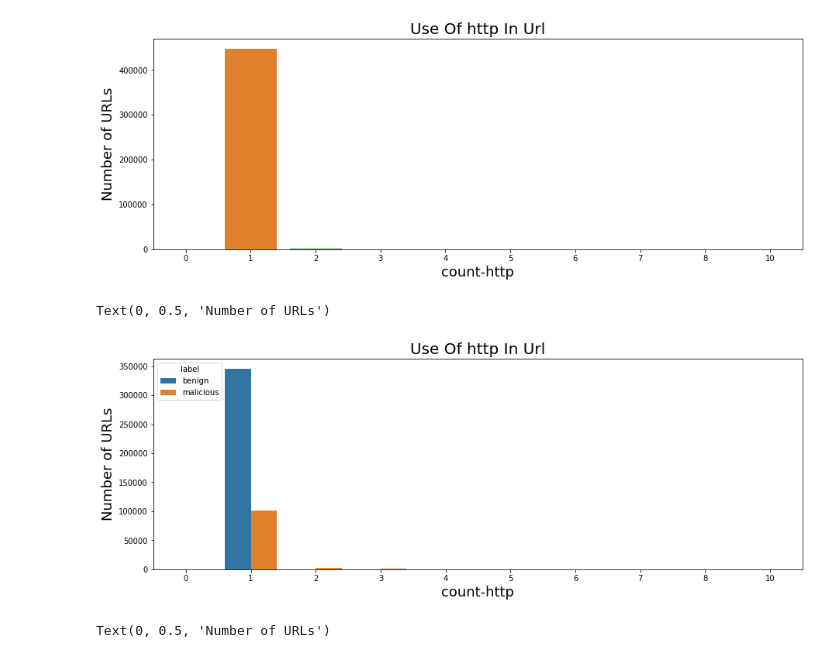
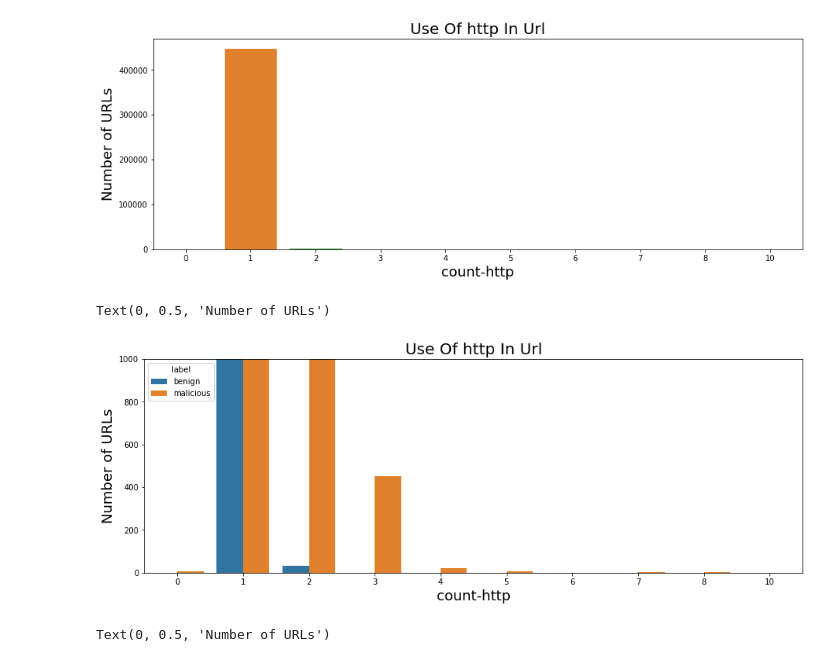
Before and after one commit to plamengj/Detecting-Malicious-URLs, a Jupyter notebook: Detecting_malicious_URLs.ipynb, the cells around one changed output. Drawn from its saved outputs; the diff is of its cells as text; code cells hidden in the pictures.

```diff
--- a/Detecting_malicious_URLs.ipynb
+++ b/Detecting_malicious_URLs.ipynb
@@ -290,14 +290,14 @@ Text(0, 0.5, 'Number of URLs')
 # %%
 plt.figure(figsize=(15,5))
 plt.title("Use Of http In Url",fontsize=20)
 plt.xlabel("Count Of http",fontsize=18)
 plt.ylabel("Number of URLs",fontsize=18)
-plt.ylim()
+plt.ylim(0,1000)
 sns.countplot(urldata['count-http'],hue='label',data=urldata)
 plt.ylabel("Number of URLs",fontsize=18)
 # %% [output]
 Text(0, 0.5, 'Number of URLs')
-[figure, old version]
+[figure, new version]
 # %%
 plt.figure(figsize=(15,5))
 plt.title("Use Of http In Url",fontsize=20)
```
Also changed, not shown: parts of 1 cell of this notebook.
